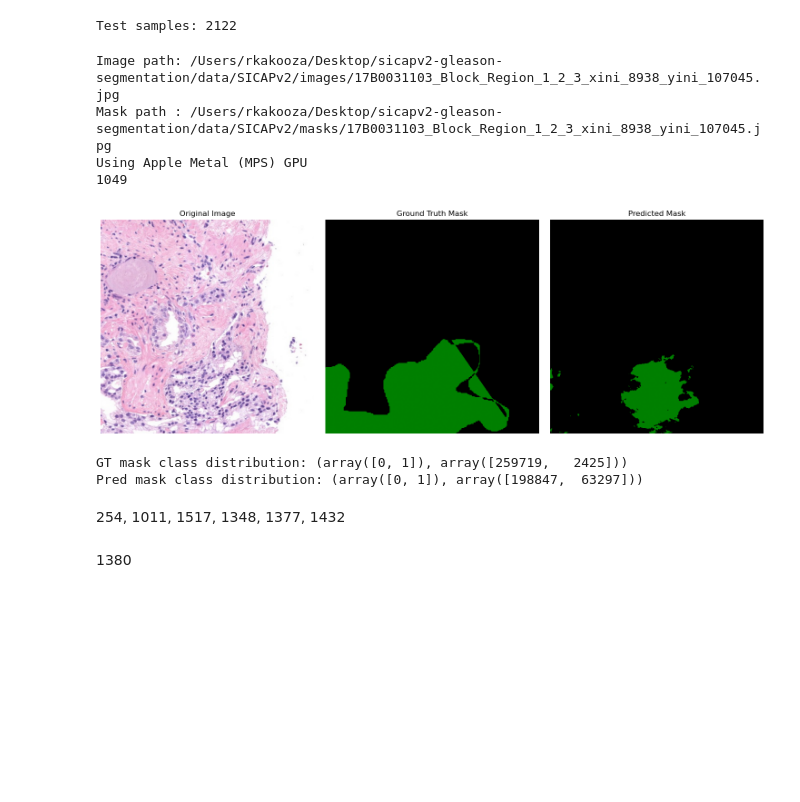
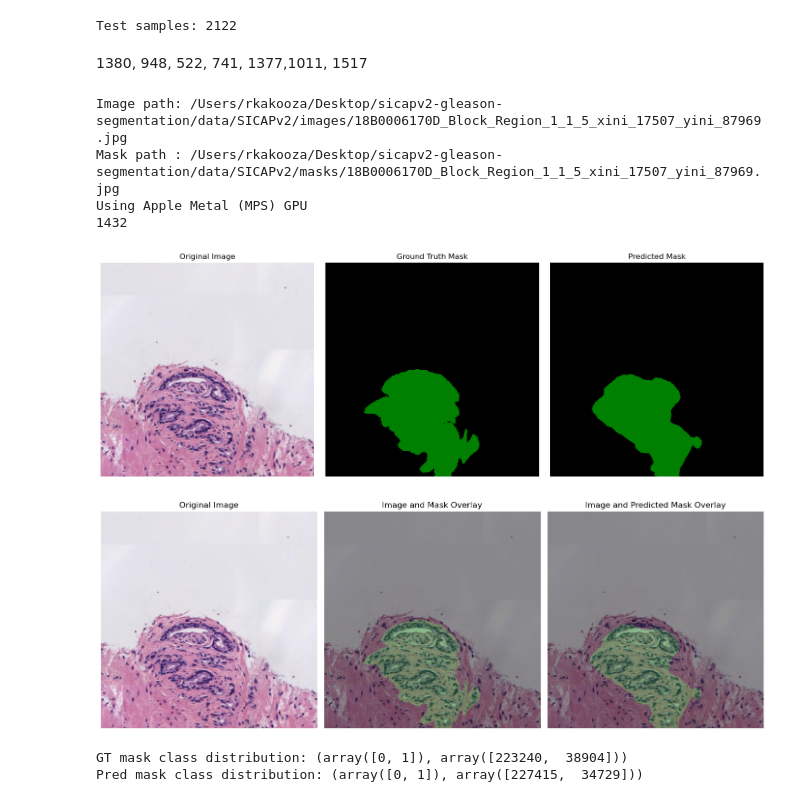
Before and after one commit to rkakooza/CP8321-sicapv2-gleason-segmentation, a Jupyter notebook: notebooks/03_final_visual.ipynb, the cells around one changed output. Drawn from its saved outputs; the diff is of its cells as text; code cells hidden in the pictures; blank space fills up the shorter version.

```diff
--- a/notebooks/03_final_visual.ipynb
+++ b/notebooks/03_final_visual.ipynb
@@ -28,6 +28,9 @@ MASKS = os.path.join(DATA_ROOT, "masks")
 TEST_XLSX = os.path.join(DATA_ROOT, "partition", "Test", "Test.xlsx")
 
 CHECKPOINT = os.path.join(project_root, "experiments", "final", "best_model.pth")
+
+# Set this according to model used in training
+NUM_CLASSES=2
 # %%
 img_paths, mask_paths, labels = load_partition(TEST_XLSX, IMAGES, MASKS)
 test_ds = SICAPv2Dataset(img_paths, mask_paths, labels, transform=get_val_transform())
@@ -36,9 +39,11 @@ test_loader = DataLoader(test_ds, batch_size=1, shuffle=False)
 print("Test samples:", len(test_ds))
 # %% [output]
 Test samples: 2122
+# %% [markdown]
+1380, 948, 522, 741, 1377,1011, 1517
 # %%
-# idx = 254
-idx = random.randint(0, len(test_ds)-1)
+idx = 1432
+# idx = random.randint(0, len(test_ds)-1)
 
 image_tensor, gt_mask = test_ds[idx]
 
@@ -50,64 +55,86 @@ print("Mask path :", mask_path)
 
 device = get_device()
 
-model = AttentionUNet(in_channels=3, num_classes=2)
+model = AttentionUNet(in_channels=3, num_classes=NUM_CLASSES)
 model.load_state_dict(torch.load(CHECKPOINT, map_location=device))
 model.to(device)
 model.eval()
 
 print(idx)
 # %% [output]
-Image path: /Users/rkakooza/Desktop/sicapv2-gleason-segmentation/data/SICAPv2/images/17B0031103_Block_Region_1_2_3_xini_8938_yini_107045.jpg
-Mask path : /Users/rkakooza/Desktop/sicapv2-gleason-segmentation/data/SICAPv2/masks/17B0031103_Block_Region_1_2_3_xini_8938_yini_107045.jpg
+Image path: /Users/rkakooza/Desktop/sicapv2-gleason-segmentation/data/SICAPv2/images/18B0006170D_Block_Region_1_1_5_xini_17507_yini_87969.jpg
+Mask path : /Users/rkakooza/Desktop/sicapv2-gleason-segmentation/data/SICAPv2/masks/18B0006170D_Block_Region_1_1_5_xini_17507_yini_87969.jpg
 Using Apple Metal (MPS) GPU
-1049
+1432
 # %%
 with torch.no_grad():
     input_tensor = image_tensor.unsqueeze(0).to(device)
     logits = model(input_tensor)
     pred_mask = torch.argmax(logits, dim=1).squeeze(0).cpu()
 
 image_np = image_tensor.permute(1, 2, 0).numpy()
 
 gt_mask_np = gt_mask.numpy()
 pred_mask_np = pred_mask.numpy()
 
 # 0: background, 1: GG3, 2: GG4, 3: GG5
-cmap = ListedColormap([
-    "black",   # background 0
-    "green",   # GG3        1
-    "yellow",  # GG4        2
-    "red"      # GG5        3
-])
+cmap = ListedColormap(["black", "green", "yellow", "red"])
 
 plt.figure(figsize=(15, 5))
 
 plt.subplot(1, 3, 1)
 plt.imshow(image_np)
 plt.title("Original Image")
 plt.axis("off")
 
 plt.subplot(1, 3, 2)
 plt.imshow(gt_mask_np, cmap=cmap, vmin=0, vmax=3)
 plt.title("Ground Truth Mask")
 plt.axis("off")
 
 plt.subplot(1, 3, 3)
 plt.imshow(pred_mask_np, cmap=cmap, vmin=0, vmax=3)
 plt.title("Predicted Mask")
 plt.axis("off")
 
 plt.tight_layout()
 plt.show()
+
+cmap = ListedColormap([
+    "black",  # background
+    "green"     # tissue
+])
+
+plt.figure(figsize=(14, 5))
+
+# Original image
+plt.subplot(1, 3, 1)
+plt.imshow(image_np)
+plt.title("Original Image")
+plt.axis("off")
+
+# GT overlay
+plt.subplot(1, 3, 2)
+plt.imshow(image_np)
+plt.imshow(gt_mask_np, cmap=cmap, alpha=0.4, vmin=0, vmax=1)
+plt.title("Image and Mask Overlay")
+plt.axis("off")
+
+# Prediction overlay
+plt.subplot(1, 3, 3)
+plt.imshow(image_np)
+plt.imshow(pred_mask_np, cmap=cmap, alpha=0.4, vmin=0, vmax=1)
+plt.title("Image and Predicted Mask Overlay")
+plt.axis("off")
+
+plt.tight_layout()
+plt.show()
 # %% [output]
-[figure, old version]
+[figure, new version]
+[figure, added]
 # %%
 print("GT mask class distribution:", np.unique(gt_mask_np, return_counts=True))
 print("Pred mask class distribution:", np.unique(pred_mask_np, return_counts=True))
 # %% [output]
-GT mask class distribution: (array([0, 1]), array([259719,   2425]))
-Pred mask class distribution: (array([0, 1]), array([198847,  63297]))
+GT mask class distribution: (array([0, 1]), array([223240,  38904]))
+Pred mask class distribution: (array([0, 1]), array([227415,  34729]))
-# %% [markdown]
-254, 1011, 1517, 1348, 1377, 1432
-# %% [markdown]
-1380
```
Also changed, not shown: parts of 2 cells of this notebook, 13 other files.
